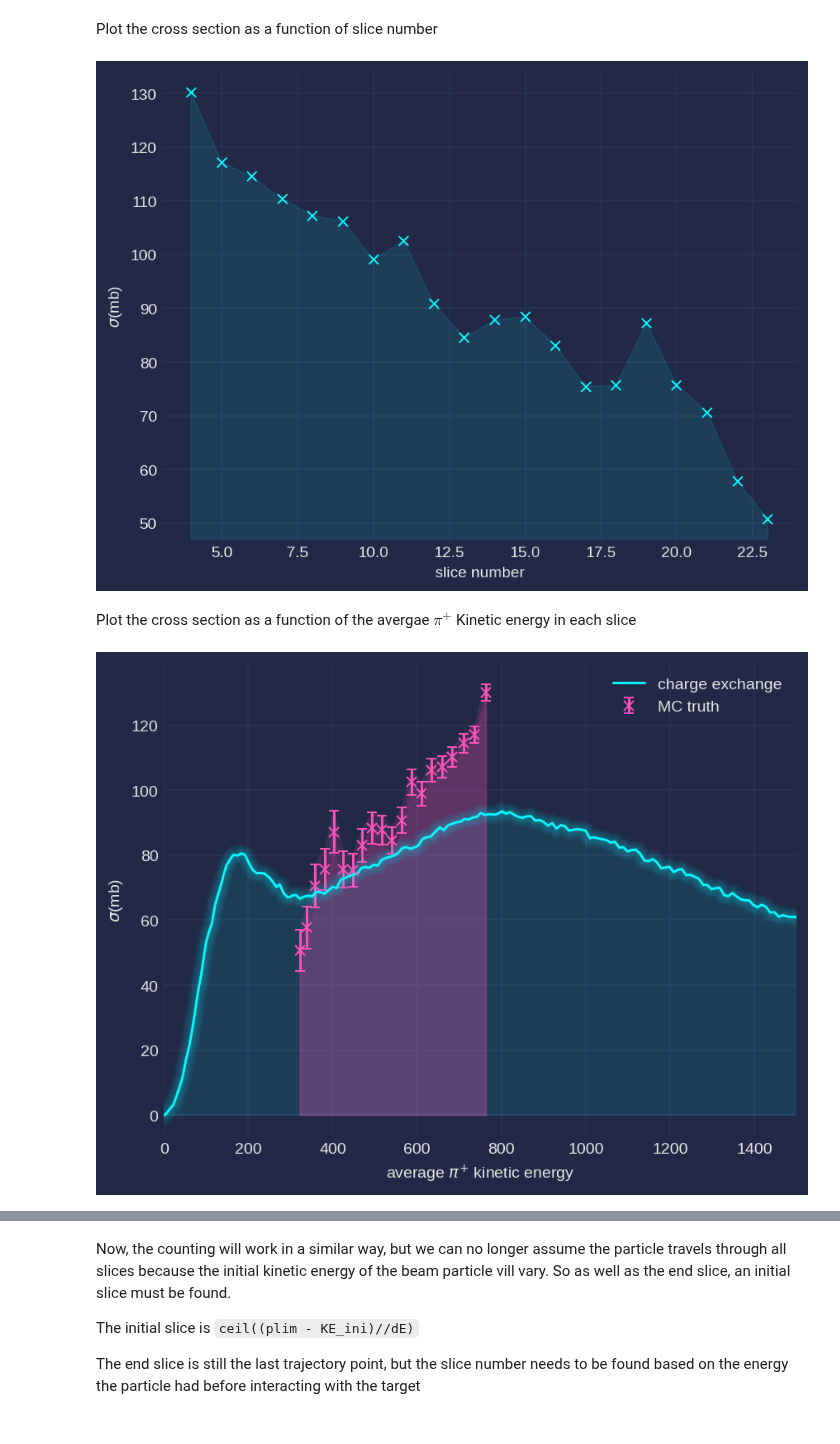
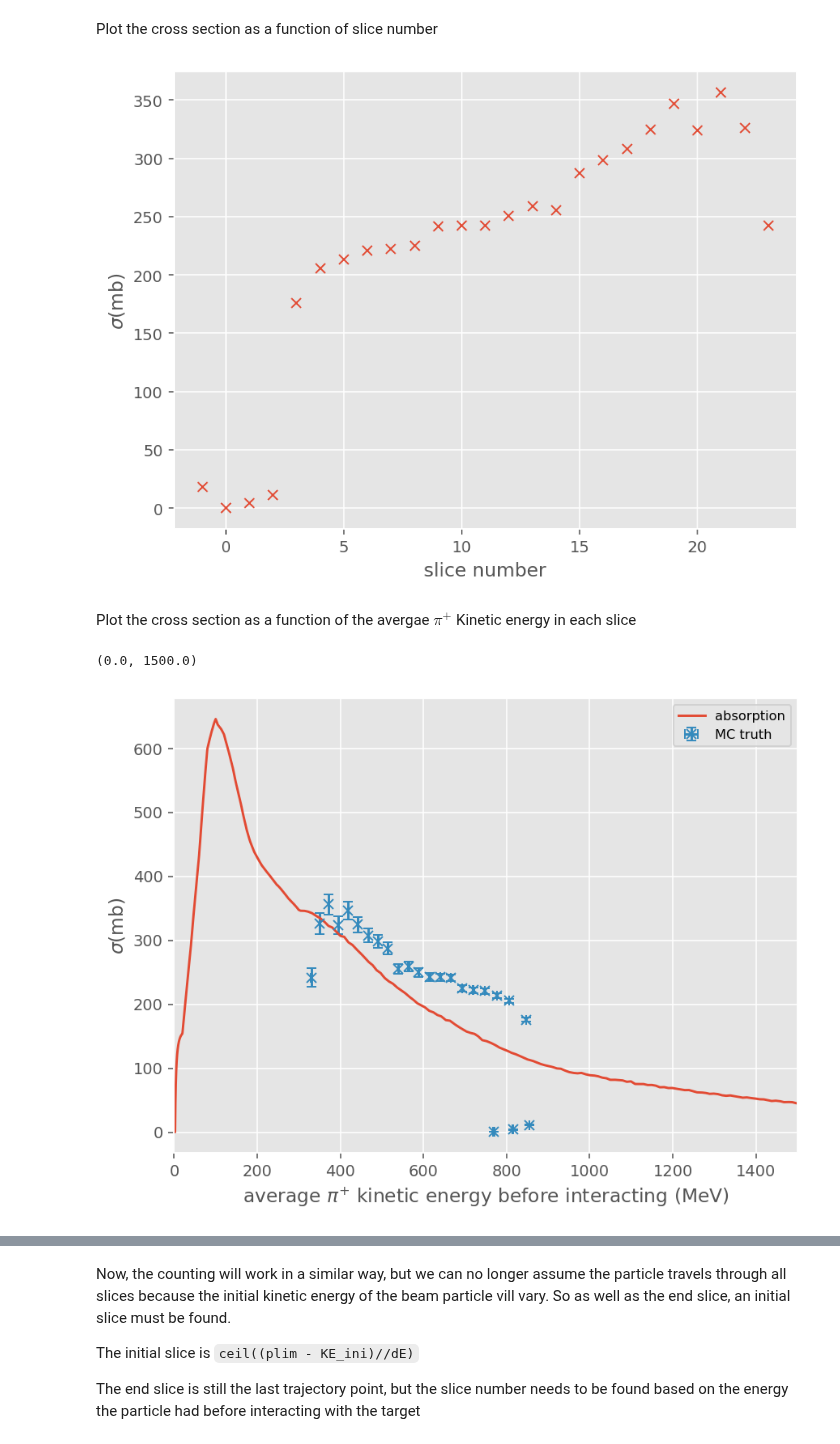
Before and after one commit to dlindebaum/pion-argon-xs-analysis, a Jupyter notebook: analysis/sandbox/cross_section.ipynb, the cells around one changed output, grey strips where cells are left out. Cells and saved outputs as stored; diff of their text form; code cells hidden in the pictures.

Commit message:
fixes to bethe bloch and addded demo functions for cross section measurements.

```diff
--- a/analysis/sandbox/cross_section.ipynb
+++ b/analysis/sandbox/cross_section.ipynb
@@ -263,25 +344,31 @@ inelastic = events.trueParticles.true_beam_endProcess == "pi+Inelastic"
 absorption = (events.trueParticles.nPiPlus == 0) & (events.trueParticles.nPi0 == 0)
 cex = (events.trueParticles.nPiPlus == 0) & (events.trueParticles.nPi0 == 1)
 
-n_incident, n_interact = ThinSlice.CountingExperiment(events.trueParticles.beam_traj_pos.z[:, -1], inelastic & cex, slices)
+slice_masks = ThinSlice.SliceMasks(events.trueParticles.beam_traj_pos.z[:, -1], slices)
+n_incident = ThinSlice.Incident(slice_masks, slices)
+n_interact = ThinSlice.CountingExperiment(slice_masks, absorption & inelastic)
 
 #* visualise the histograms
+plt.figure()
+plt.bar(slices.num, n_incident)
+plt.xlabel("slice number")
+plt.ylabel("n_incident")
+# hist_glow()
+
 plt.figure()
 plt.bar(slices.num, n_interact)
 plt.xlabel("slice number")
 plt.ylabel("n_interact")
-hist_glow()
+# hist_glow()
 
-plt.figure()
-plt.bar(slices.num, n_incident)
-plt.xlabel("slice number")
-plt.ylabel("n_incident")
-hist_glow()
 
 n_incident_error = np.sqrt(n_incident)
 n_interact_error = np.sqrt(n_interact)
 
-xs = ThinSlice.CrossSection(n_incident, n_interact, slices.width)
-mean_slice_energy = ThinSlice.MeanSliceEnergy(slices, events.trueParticles.beam_traj_pos.z, events.trueParticles.true_beam_traj_KE)
-Plots.Plot(slices.num[5:-1], (mean_slice_energy)[5:-1], xlabel = "slice number", ylabel = "average interacting kinetic energy (MeV)")
+xs = ThinSlice.CrossSection(n_incident, n_interact, 10)
+mean_slice_energy = ThinSlice.MeanSliceEnergy(slices, events.trueParticles.beam_traj_pos.z[:, :-1], events.trueParticles.true_beam_traj_KE[:, :-1])
+
+mean_error_slice_energy = slices.std(events.trueParticles.beam_traj_pos.z[:, :-1], events.trueParticles.true_beam_traj_KE[:, :-1]) / np.sqrt(slices.count(events.trueParticles.beam_traj_pos.z[:, :-1]))
+
+Plots.Plot(slices.num[1:-1], (mean_slice_energy)[1:-1], yerr = mean_error_slice_energy[1:-1], xlabel = "slice number", ylabel = "average kinetic energy before interacting (MeV)")
 # %% [output]
@@ -292,16 +378,17 @@ Plots.Plot(slices.num[5:-1], (mean_slice_energy)[5:-1], xlabel = "slice number",
 # %% [markdown]
 Plot the cross section as a function of slice number
 # %%
-Plots.Plot(slices.num[5:-1], xs[0][5:-1], xlabel = "slice number", ylabel = "$\sigma$(mb)", linestyle = "", marker = "x", newFigure = False)
-mplcyberpunk.add_glow_effects()
+Plots.Plot(slices.num[0:-1], xs[0][0:-1], xlabel = "slice number", ylabel = "$\sigma$(mb)", linestyle = "", marker = "x", newFigure = False)
+# mplcyberpunk.add_glow_effects()
 # %% [output]
-[figure, old version]
+[figure, new version]
 # %% [markdown]
 Plot the cross section as a function of the avergae $\pi^{+}$ Kinetic energy in each slice
 # %%
-cross_sections.Plot("charge_exchange")
-Plots.Plot(mean_slice_energy[5:-1], xs[0][5:-1], yerr = xs[1][5:-1], xlabel = "average $\pi^{+}$ kinetic energy", ylabel = "$\sigma$(mb)", linestyle = "", marker = "x", newFigure = False, label = "MC truth")
+cross_sections.Plot("absorption")
+Plots.Plot(mean_slice_energy[1:-1], xs[0][1:-1], yerr = xs[1][1:-1], xerr = mean_error_slice_energy[1:-1], xlabel = "average $\pi^{+}$ kinetic energy before interacting (MeV)", ylabel = "$\sigma$(mb)", linestyle = "", marker = "x", newFigure = False, label = "MC truth")
 plt.xlim(0, 1500)
-mplcyberpunk.add_glow_effects()
+# mplcyberpunk.add_glow_effects()
 # %% [output]
+(0.0, 1500.0)
-[figure, old version]
+[figure, new version]
```
Also changed, not shown: parts of 19 cells of this notebook, 1 other file.
